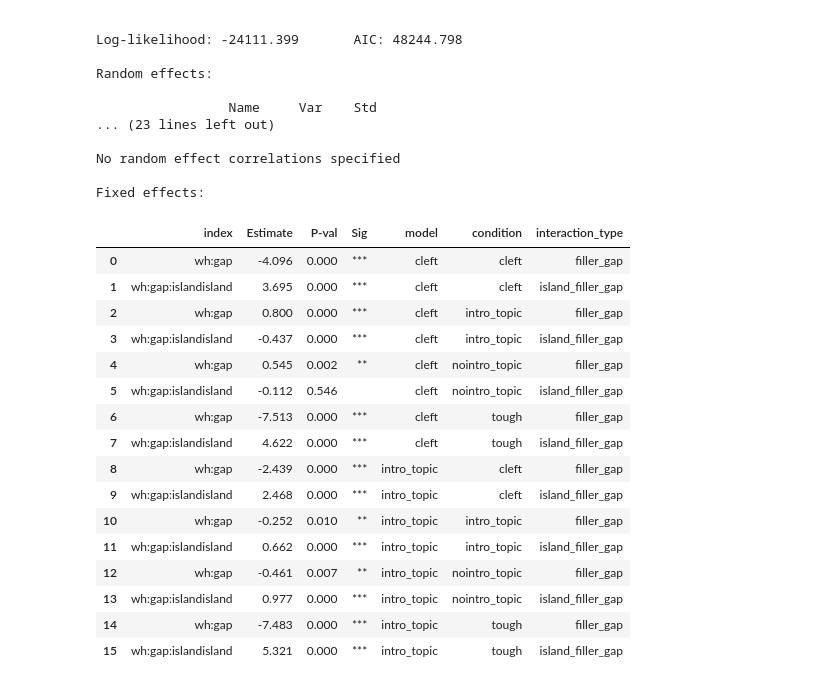
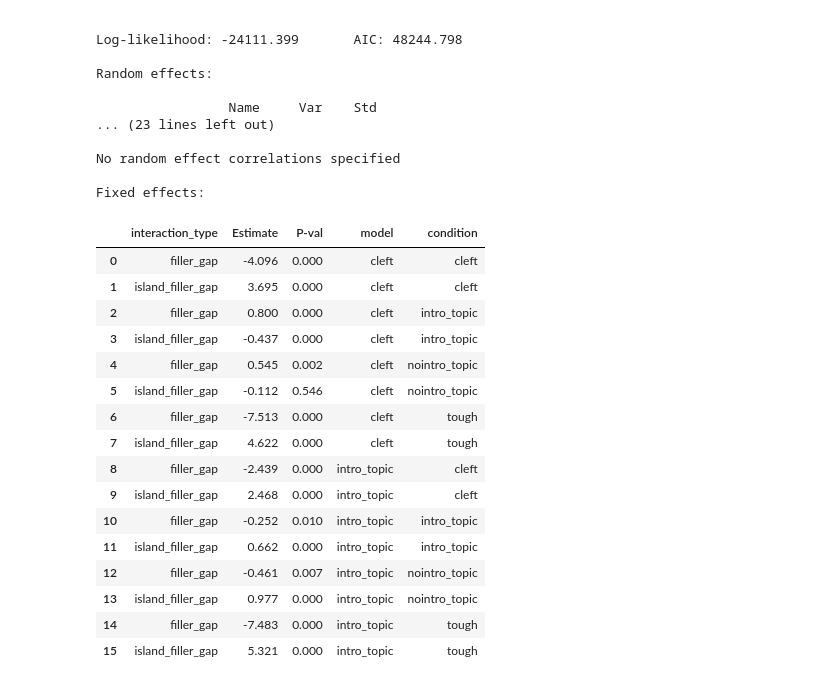
Before and after one commit to umd-psycholing/lm-syntactic-generalization, a Jupyter notebook: retraining_analysis.ipynb, the cells around one changed output. Cells and saved outputs as stored; diff of their text form; code cells hidden in the pictures.

```diff
--- a/retraining_analysis.ipynb
+++ b/retraining_analysis.ipynb
@@ -229,22 +227,22 @@ No random effect correlations specified
 
 Fixed effects:
 # %%
-pd.DataFrame(effects).reset_index()
+pd.DataFrame(effects).reset_index()[['interaction_type', 'Estimate', 'P-val', 'model', 'condition']]
 # %% [output]
-|  | index | Estimate | P-val | Sig | model | condition | interaction_type |
-| 0 | wh:gap | -4.096 | 0.000 | *** | cleft | cleft | filler_gap |
-| 1 | wh:gap:islandisland | 3.695 | 0.000 | *** | cleft | cleft | island_filler_gap |
-| 2 | wh:gap | 0.800 | 0.000 | *** | cleft | intro_topic | filler_gap |
-| 3 | wh:gap:islandisland | -0.437 | 0.000 | *** | cleft | intro_topic | island_filler_gap |
-| 4 | wh:gap | 0.545 | 0.002 | ** | cleft | nointro_topic | filler_gap |
-| 5 | wh:gap:islandisland | -0.112 | 0.546 |  | cleft | nointro_topic | island_filler_gap |
-| 6 | wh:gap | -7.513 | 0.000 | *** | cleft | tough | filler_gap |
-| 7 | wh:gap:islandisland | 4.622 | 0.000 | *** | cleft | tough | island_filler_gap |
-| 8 | wh:gap | -2.439 | 0.000 | *** | intro_topic | cleft | filler_gap |
-| 9 | wh:gap:islandisland | 2.468 | 0.000 | *** | intro_topic | cleft | island_filler_gap |
-| 10 | wh:gap | -0.252 | 0.010 | ** | intro_topic | intro_topic | filler_gap |
-| 11 | wh:gap:islandisland | 0.662 | 0.000 | *** | intro_topic | intro_topic | island_filler_gap |
-| 12 | wh:gap | -0.461 | 0.007 | ** | intro_topic | nointro_topic | filler_gap |
-| 13 | wh:gap:islandisland | 0.977 | 0.000 | *** | intro_topic | nointro_topic | island_filler_gap |
-| 14 | wh:gap | -7.483 | 0.000 | *** | intro_topic | tough | filler_gap |
-| 15 | wh:gap:islandisland | 5.321 | 0.000 | *** | intro_topic | tough | island_filler_gap |
+|  | interaction_type | Estimate | P-val | model | condition |
+| 0 | filler_gap | -4.096 | 0.000 | cleft | cleft |
+| 1 | island_filler_gap | 3.695 | 0.000 | cleft | cleft |
+| 2 | filler_gap | 0.800 | 0.000 | cleft | intro_topic |
+| 3 | island_filler_gap | -0.437 | 0.000 | cleft | intro_topic |
+| 4 | filler_gap | 0.545 | 0.002 | cleft | nointro_topic |
+| 5 | island_filler_gap | -0.112 | 0.546 | cleft | nointro_topic |
+| 6 | filler_gap | -7.513 | 0.000 | cleft | tough |
+| 7 | island_filler_gap | 4.622 | 0.000 | cleft | tough |
+| 8 | filler_gap | -2.439 | 0.000 | intro_topic | cleft |
+| 9 | island_filler_gap | 2.468 | 0.000 | intro_topic | cleft |
+| 10 | filler_gap | -0.252 | 0.010 | intro_topic | intro_topic |
+| 11 | island_filler_gap | 0.662 | 0.000 | intro_topic | intro_topic |
+| 12 | filler_gap | -0.461 | 0.007 | intro_topic | nointro_topic |
+| 13 | island_filler_gap | 0.977 | 0.000 | intro_topic | nointro_topic |
+| 14 | filler_gap | -7.483 | 0.000 | intro_topic | tough |
+| 15 | island_filler_gap | 5.321 | 0.000 | intro_topic | tough |
```
Also changed, not shown: parts of 5 cells of this notebook, 2 other files.
